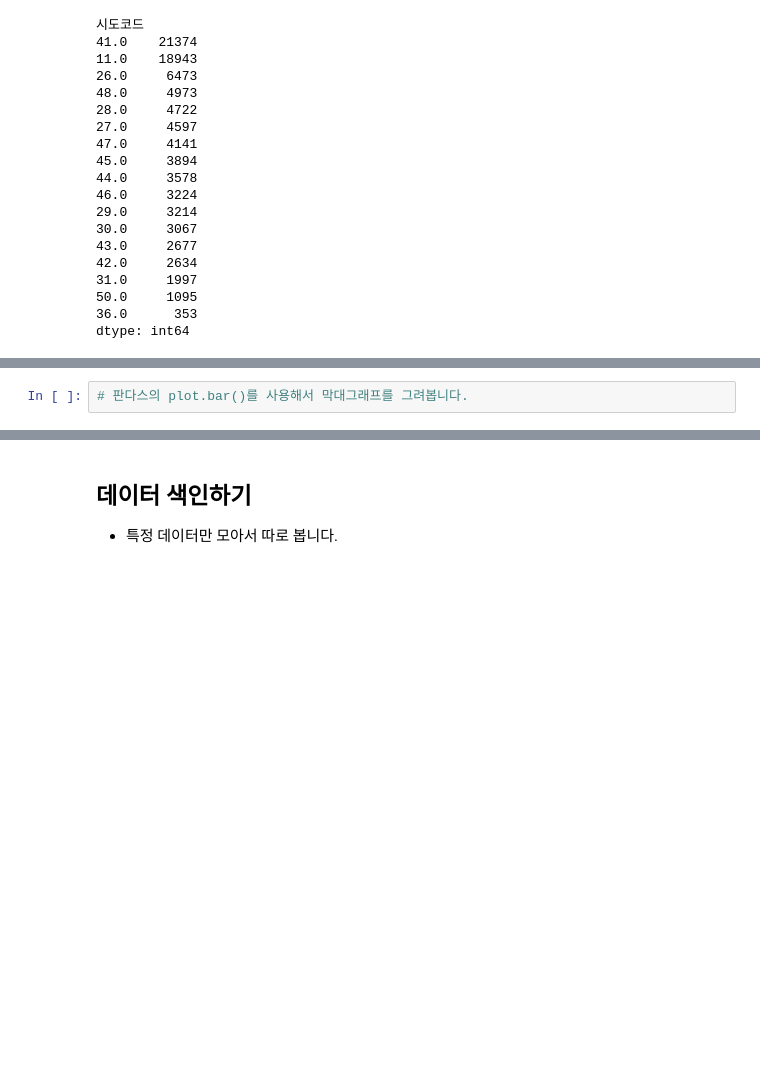
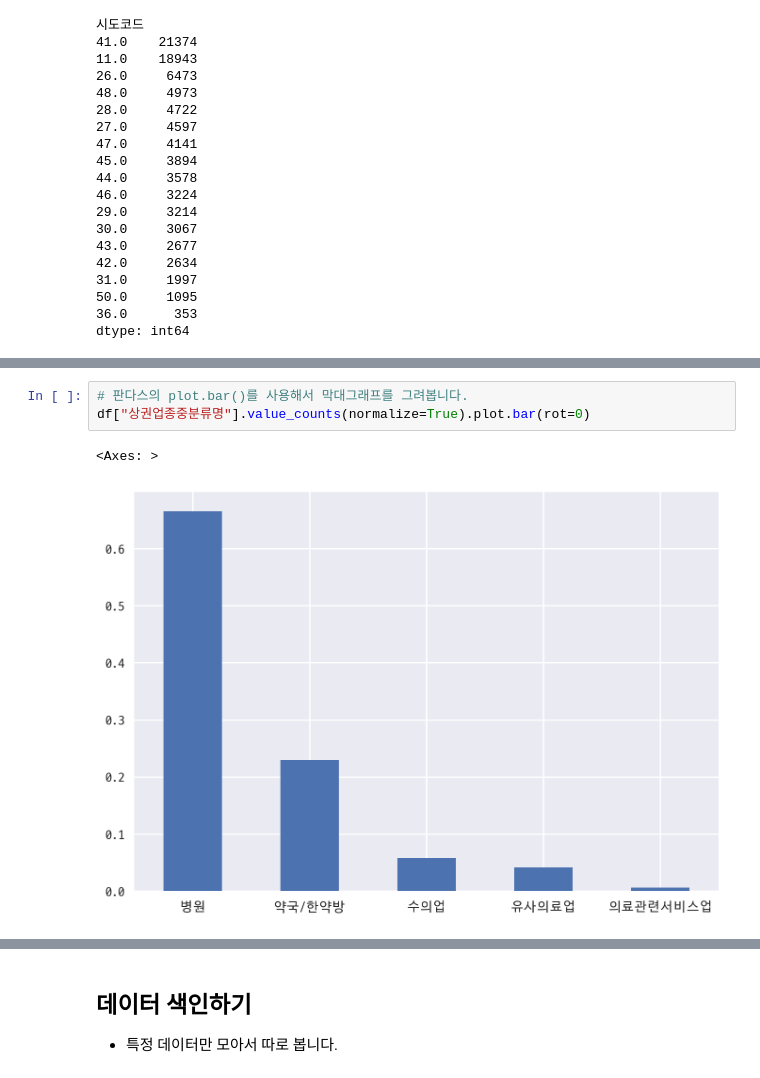
Before and after one commit to corazzon/boostcourse-ds-510, a Jupyter notebook: open-data-analysis-input.ipynb, the cells around one changed output, grey strips where cells are left out. Drawn from its saved outputs; the diff is of its cells as text; blank space fills up the shorter version.

```diff
--- a/open-data-analysis-input.ipynb
+++ b/open-data-analysis-input.ipynb
@@ -462,4 +536,8 @@ dtype: int64
 # %%
 # 판다스의 plot.bar()를 사용해서 막대그래프를 그려봅니다.
+df["상권업종중분류명"].value_counts(normalize=True).plot.bar(rot=0)
+# %% [output]
+<Axes: >
+[figure, added]
 # %%
 # 판다스의 plot.pie()를 사용해서 파이그래프를 그려봅니다.
```
Also changed, not shown: parts of 24 cells of this notebook, 1 other file.
